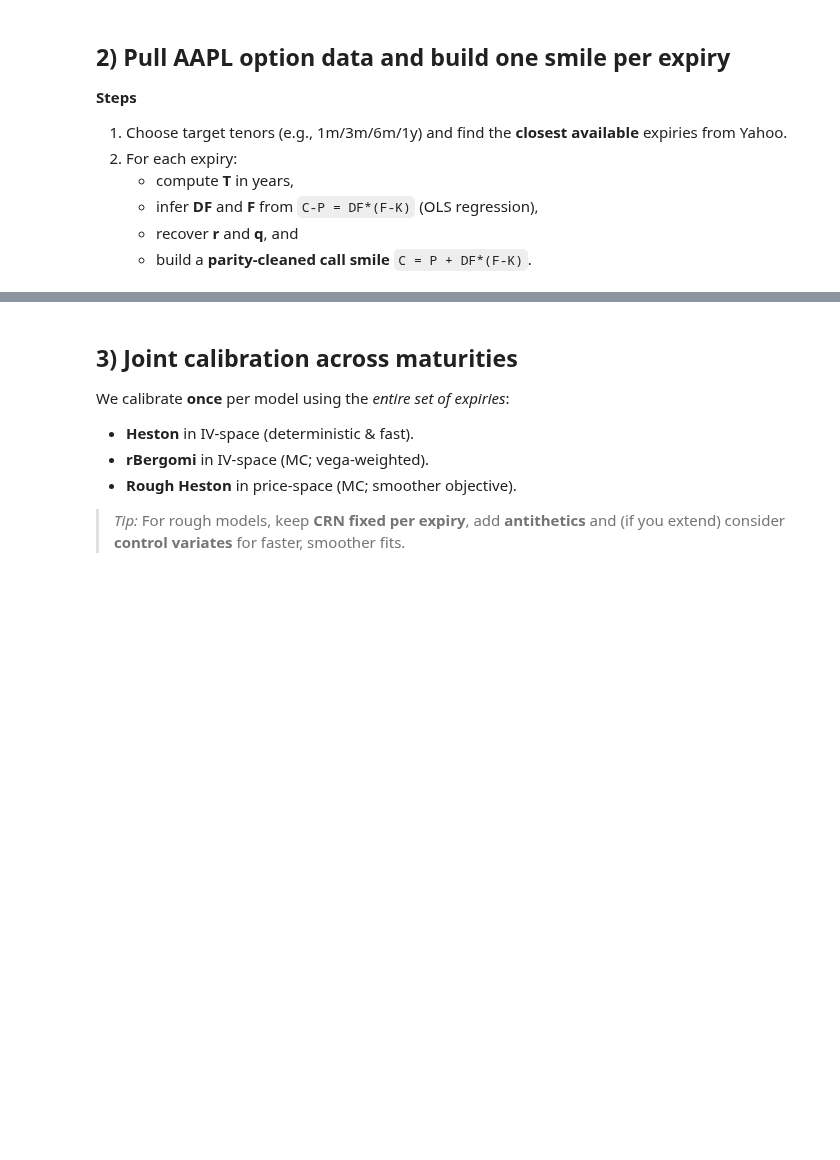
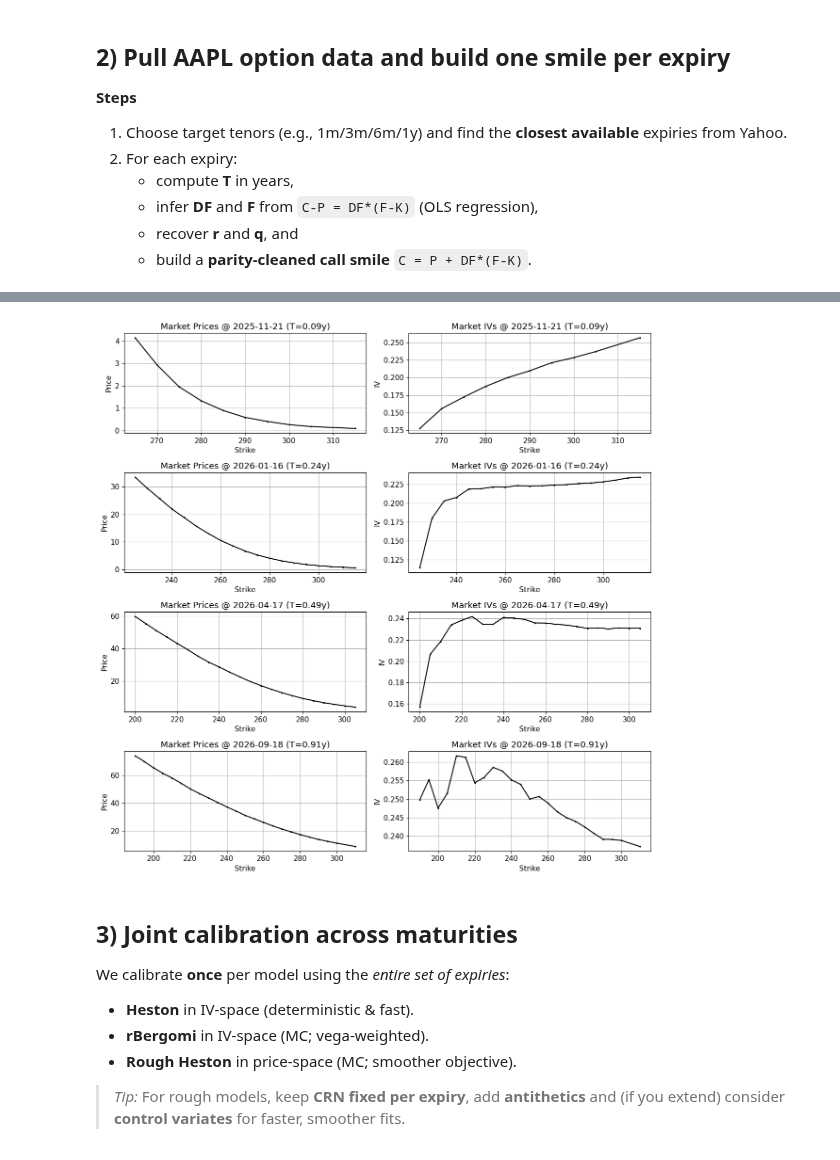
Before and after one commit to Kapizza/options-pricing-library, a Jupyter notebook: notebooks/21_calibration_multi_maturity.ipynb, the cells around one changed output, grey strips where cells are left out. Saved outputs shown, nothing was run; the diff lists cells and outputs as text; code cells hidden in the pictures; blank space fills up the shorter version.

```diff
--- a/notebooks/21_calibration_multi_maturity.ipynb
+++ b/notebooks/21_calibration_multi_maturity.ipynb
@@ -258,6 +235,23 @@ if not smiles_list:
     raise RuntimeError("No valid smiles remain after cleaning")
 
 smiles = clean_smiles
+# %%
+# --- Simple market plots (prices and IVs per expiry) ---
+n = len(smiles)
+fig, axs = plt.subplots(n, 2, figsize=(12, 3.0*n), sharex=False)
+if n==1: axs = np.array([axs])
+for i, sm in enumerate(smiles):
+    S0, r, q, T = sm['S0'], sm['r'], sm['q'], sm['T']
+    K = np.asarray(sm['strikes'], float); mids = np.asarray(sm['mids'], float)
+    expiry = sm.get('expiry') or f'T={T:.2f}'
+    iv = prices_to_ivs(S0, r, q, T, K, mids, 'call')
+    ax = axs[i,0]; ax.plot(K, mids, 'k.-', ms=3); ax.grid(True)
+    ax.set_title(f'Market Prices @ {expiry} (T={T:.2f}y)'); ax.set_xlabel('Strike'); ax.set_ylabel('Price')
+    ax = axs[i,1]; ax.plot(K, iv, 'k.-', ms=3); ax.grid(True)
+    ax.set_title(f'Market IVs @ {expiry} (T={T:.2f}y)'); ax.set_xlabel('Strike'); ax.set_ylabel('IV')
+plt.tight_layout()
+# %% [output]
+[figure, added]
 # %% [markdown]
 
 ## 3) Joint calibration across maturities
```
Also changed, not shown: parts of 9 cells of this notebook, 1 other file.
